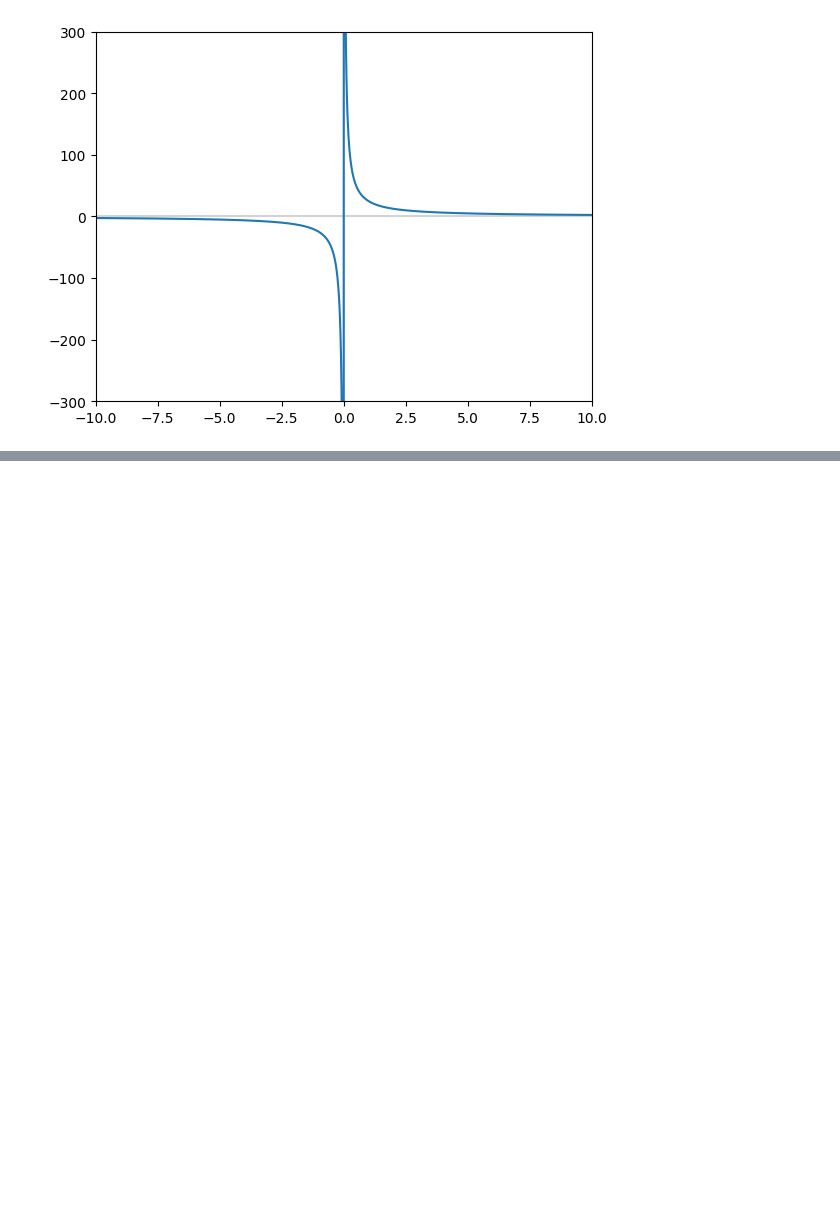
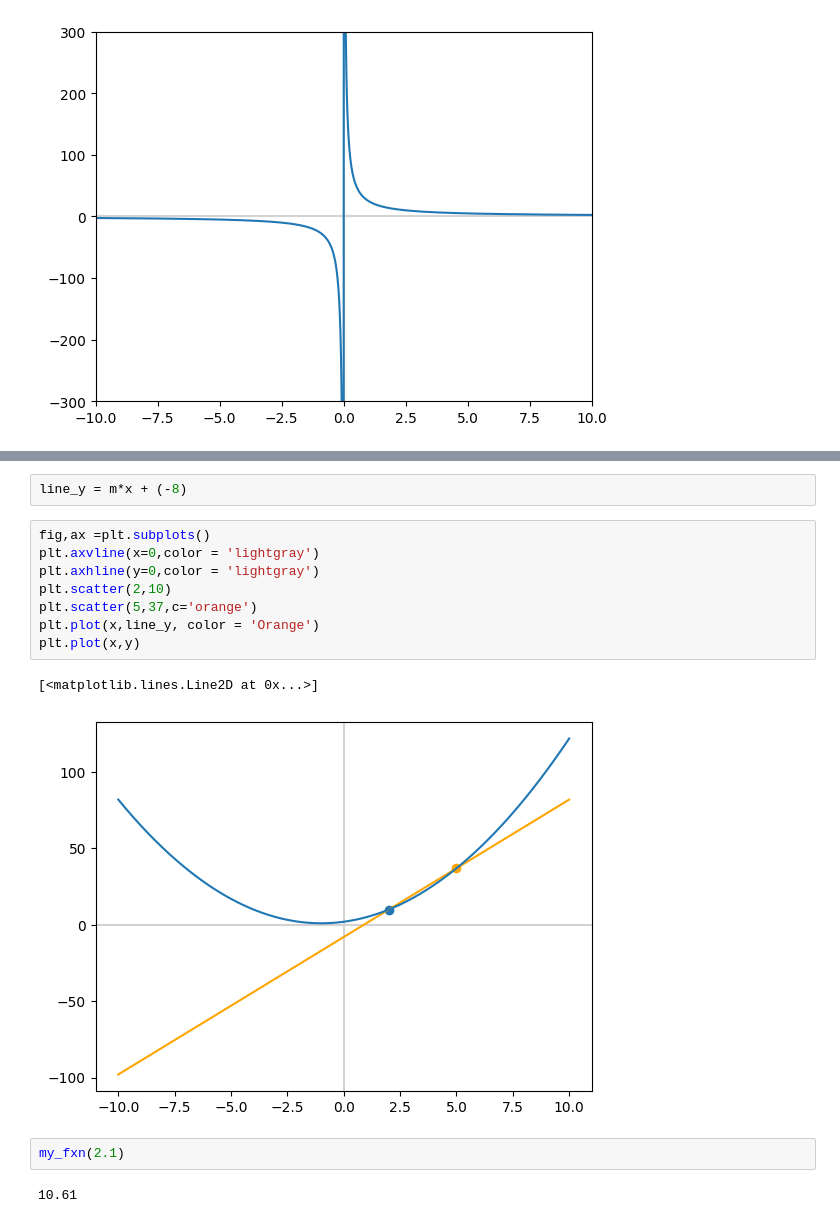
Before and after one commit to Krisho1/Machine-Learning-Foundations-Math-Probability-Statistics-and-Computer-Science-Python-Codes-, a Jupyter notebook: Calculus_I.ipynb, the cells around one changed output, grey strips where cells are left out. Drawn from its saved outputs; the diff is of its cells as text; blank space fills up the shorter version.

```diff
--- a/Calculus_I.ipynb
+++ b/Calculus_I.ipynb
@@ -121,0 +164,17 @@ _=ax.plot(x,y)
+# %%
+line_y = m*x + (-8)
+# %%
+fig,ax =plt.subplots()
+plt.axvline(x=0,color = 'lightgray')
+plt.axhline(y=0,color = 'lightgray')
+plt.scatter(2,10)
+plt.scatter(5,37,c='orange')
+plt.plot(x,line_y, color = 'Orange')
+plt.plot(x,y)
+# %% [output]
+[<matplotlib.lines.Line2D at 0x...>]
+[figure, added]
+# %%
+my_fxn(2.1)
+# %% [output]
+10.61
```
Also changed, not shown: parts of 32 cells of this notebook.
